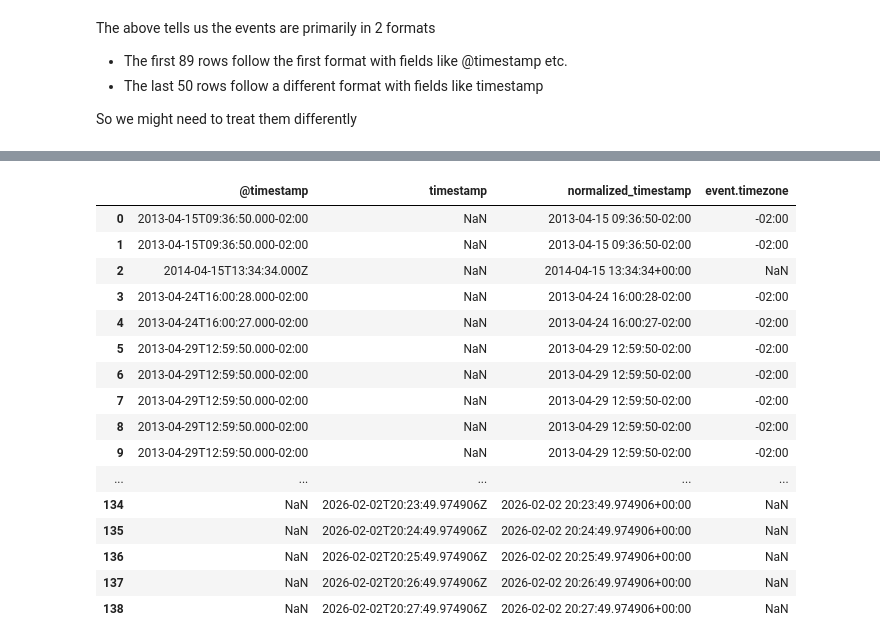
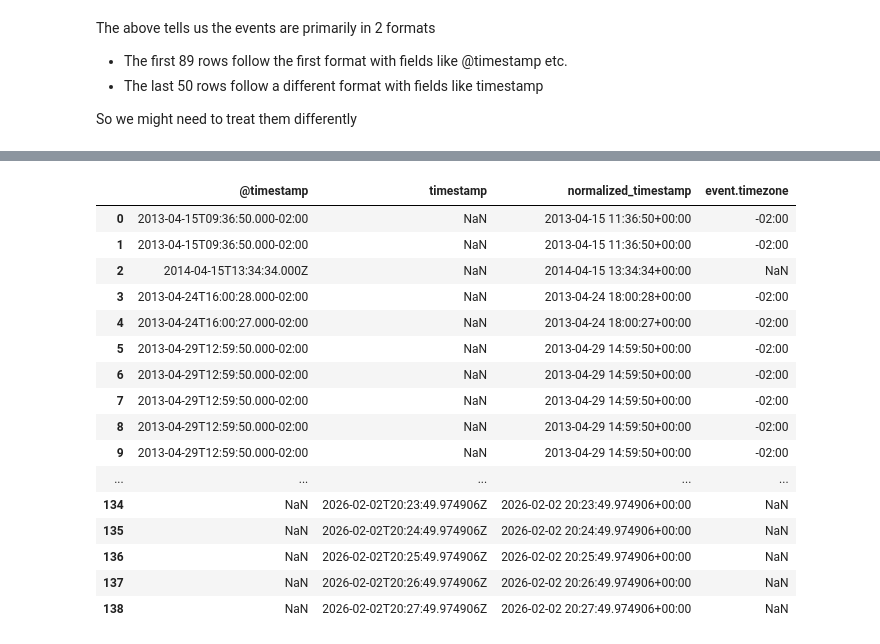
Before and after one commit to SSaquif/CST8801_Lab_2_Firewall_Log_Analytics, a Jupyter notebook: firewall_log_analysis.ipynb, the cells around one changed output, grey strips where cells are left out. Saved outputs shown, nothing was run; the diff lists cells and outputs as text; code cells hidden in the pictures.

```diff
--- a/firewall_log_analysis.ipynb
+++ b/firewall_log_analysis.ipynb
@@ -78,30 +85,35 @@ So we might need to treat them differently
 # %%
 
+import numpy as np
+
 # Normalize timestamp: use '@timestamp' if present, else 'timestamp', else NaN
-import numpy as np
 def get_normalized_timestamp(row):
     if pd.notna(row.get('@timestamp')) and row.get('@timestamp') != '':
         return row.get('@timestamp')
     elif pd.notna(row.get('timestamp')) and row.get('timestamp') != '':
         return row.get('timestamp')
     else:
         return np.nan
 
+# First create a new column 'normalized_timestamp' using the function
 df['normalized_timestamp'] = df.apply(get_normalized_timestamp, axis=1)
-df['normalized_timestamp'] = pd.to_datetime(df['normalized_timestamp'], errors='coerce')
+# Next convert the 'normalized_timestamp' column to datetime format, handling any errors by coercing them to NaT (Not a Time)
+# The utc=True argument ensures that the resulting datetime objects are timezone-aware and set to UTC,
+# This is important for consistent time handling across different timezones. And we don't have to do any further timezone conversion later.
+df['normalized_timestamp'] = pd.to_datetime(df['normalized_timestamp'], errors='coerce', utc=True)
 df[['@timestamp', 'timestamp', 'normalized_timestamp', 'event.timezone']]
 # %% [output]
 |  | @timestamp | timestamp | normalized_timestamp | event.timezone |
-| 0 | 2013-04-15T09:36:50.000-02:00 | NaN | 2013-04-15 09:36:50-02:00 | -02:00 |
-| 1 | 2013-04-15T09:36:50.000-02:00 | NaN | 2013-04-15 09:36:50-02:00 | -02:00 |
+| 0 | 2013-04-15T09:36:50.000-02:00 | NaN | 2013-04-15 11:36:50+00:00 | -02:00 |
+| 1 | 2013-04-15T09:36:50.000-02:00 | NaN | 2013-04-15 11:36:50+00:00 | -02:00 |
 | 2 | 2014-04-15T13:34:34.000Z | NaN | 2014-04-15 13:34:34+00:00 | NaN |
-| 3 | 2013-04-24T16:00:28.000-02:00 | NaN | 2013-04-24 16:00:28-02:00 | -02:00 |
-| 4 | 2013-04-24T16:00:27.000-02:00 | NaN | 2013-04-24 16:00:27-02:00 | -02:00 |
-| 5 | 2013-04-29T12:59:50.000-02:00 | NaN | 2013-04-29 12:59:50-02:00 | -02:00 |
-| 6 | 2013-04-29T12:59:50.000-02:00 | NaN | 2013-04-29 12:59:50-02:00 | -02:00 |
-| 7 | 2013-04-29T12:59:50.000-02:00 | NaN | 2013-04-29 12:59:50-02:00 | -02:00 |
-| 8 | 2013-04-29T12:59:50.000-02:00 | NaN | 2013-04-29 12:59:50-02:00 | -02:00 |
-| 9 | 2013-04-29T12:59:50.000-02:00 | NaN | 2013-04-29 12:59:50-02:00 | -02:00 |
+| 3 | 2013-04-24T16:00:28.000-02:00 | NaN | 2013-04-24 18:00:28+00:00 | -02:00 |
+| 4 | 2013-04-24T16:00:27.000-02:00 | NaN | 2013-04-24 18:00:27+00:00 | -02:00 |
+| 5 | 2013-04-29T12:59:50.000-02:00 | NaN | 2013-04-29 14:59:50+00:00 | -02:00 |
+| 6 | 2013-04-29T12:59:50.000-02:00 | NaN | 2013-04-29 14:59:50+00:00 | -02:00 |
+| 7 | 2013-04-29T12:59:50.000-02:00 | NaN | 2013-04-29 14:59:50+00:00 | -02:00 |
+| 8 | 2013-04-29T12:59:50.000-02:00 | NaN | 2013-04-29 14:59:50+00:00 | -02:00 |
+| 9 | 2013-04-29T12:59:50.000-02:00 | NaN | 2013-04-29 14:59:50+00:00 | -02:00 |
 | ... | ... | ... | ... | ... |
 | 134 | NaN | 2026-02-02T20:23:49.974906Z | 2026-02-02 20:23:49.974906+00:00 | NaN |
 | 135 | NaN | 2026-02-02T20:24:49.974906Z | 2026-02-02 20:24:49.974906+00:00 | NaN |
```
Also changed, not shown: parts of 41 cells of this notebook.
